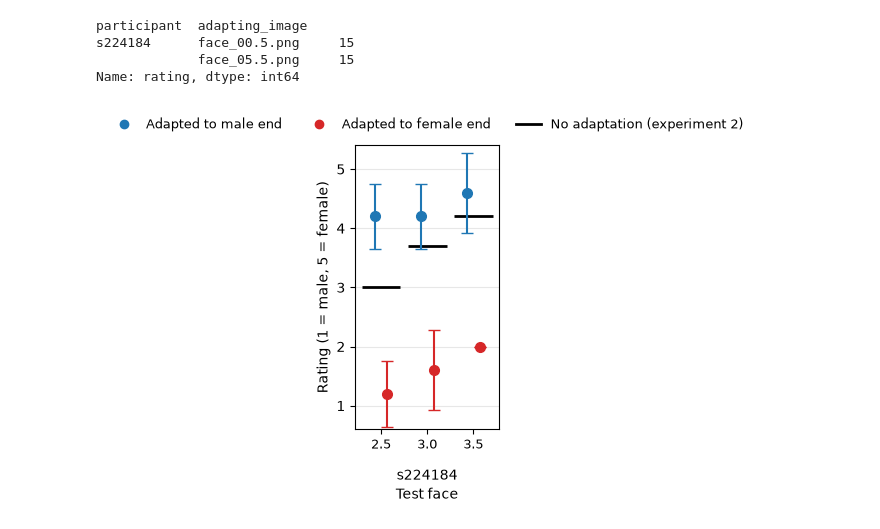
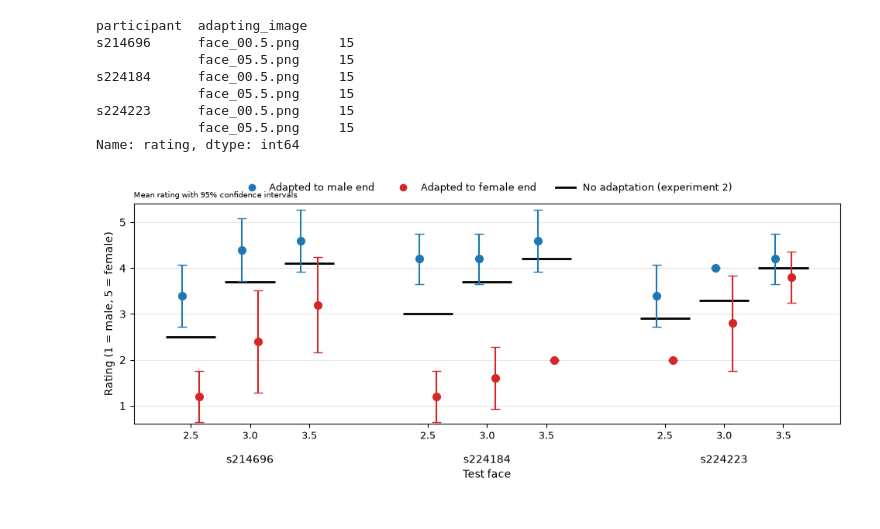
Before and after one commit to oliviaolli/Cognitive_mod, a Jupyter notebook: exp3.ipynb, the cells around one changed output. Drawn from its saved outputs; the diff is of its cells as text; code cells hidden in the pictures.

Commit message:
updates: plots

```diff
--- a/exp3.ipynb
+++ b/exp3.ipynb
@@ -4,11 +4,12 @@ import pandas as pd
 import matplotlib.pyplot as plt
 from scipy import stats
 # %%
-# STUDY_NRS = ["s214696", "s224184", "s224223"]
-STUDY_NRS = ["s224184"]
+STUDY_NRS = ["s214696", "s224184", "s224223"]
+# STUDY_NRS = ["s224184"]
 
 MALE_END = "face_00.5.png"    # the adaptor at the male end of our continuum
 FEMALE_END = "face_05.5.png"  # the adaptor at the female end
+CONF = 0.95  # confidence level for the intervals in the figure
 
 # The saved files have one row per condition and the ratings spread across one column each.
 # Here we stack them into one long table with a single rating per row, which is easier to plot and to average over.
@@ -33,8 +34,12 @@ data["rating"] = data["rating"].astype(float)
 print(data.groupby(["participant", "adapting_image"])["rating"].count())
 # %% [output]
 participant  adapting_image
+s214696      face_00.5.png     15
+             face_05.5.png     15
 s224184      face_00.5.png     15
              face_05.5.png     15
+s224223      face_00.5.png     15
+             face_05.5.png     15
 Name: rating, dtype: int64
 # %%
 # The assignment asks for the ratings of the three test stimuli plotted separately for the two adaptation conditions, which is what the two coloured points in each column do.
@@ -94,31 +99,32 @@ for nr in STUDY_NRS:
             mean, half = mean_and_ci(values)
             ax.errorbar(x + offset, mean, yerr=half, fmt="o", markersize=7,
                         color=colors[adaptor], capsize=4, zorder=3)
 
 ax.set_xticks([x_of[(nr, lvl)] for nr in STUDY_NRS for lvl in levels])
 ax.set_xticklabels([f"{lvl:.1f}" for _ in STUDY_NRS for lvl in levels], fontsize=9)
 
 # The participant ID goes underneath their own group of three, so the x-axis does not have to repeat it on every tick.
 for nr in STUDY_NRS:
     centre = np.mean([x_of[(nr, lvl)] for lvl in levels])
     ax.annotate(nr, (centre, -0.14), xycoords=("data", "axes fraction"),
                 ha="center", va="top", fontsize=10)
 
 ax.set_yticks([1, 2, 3, 4, 5])
 ax.set_ylim(0.6, 5.4)
 ax.set_ylabel("Rating (1 = male, 5 = female)")
 ax.set_xlabel("Test face", labelpad=26)
 ax.grid(axis="y", alpha=0.3)
 
 handles = [plt.Line2D([], [], marker="o", linestyle="", color=colors[MALE_END]),
            plt.Line2D([], [], marker="o", linestyle="", color=colors[FEMALE_END]),
            plt.Line2D([], [], color="black", linewidth=2)]
 ax.legend(handles, [labels[MALE_END], labels[FEMALE_END], "No adaptation (experiment 2)"],
           fontsize=9, loc="lower center", bbox_to_anchor=(0.5, 1.01),
           ncol=3, frameon=False)
+ax.set_title(f"Mean rating with {CONF:.0%} confidence intervals", loc="left", fontsize=7)
 
 plt.tight_layout()
 plt.savefig("experiment3_shift_from_baseline.png", dpi=200)
 plt.show()
 # %% [output]
-[figure, old version]
+[figure, new version]
```
Also changed, not shown: parts of 2 cells of this notebook, 1 other file.
